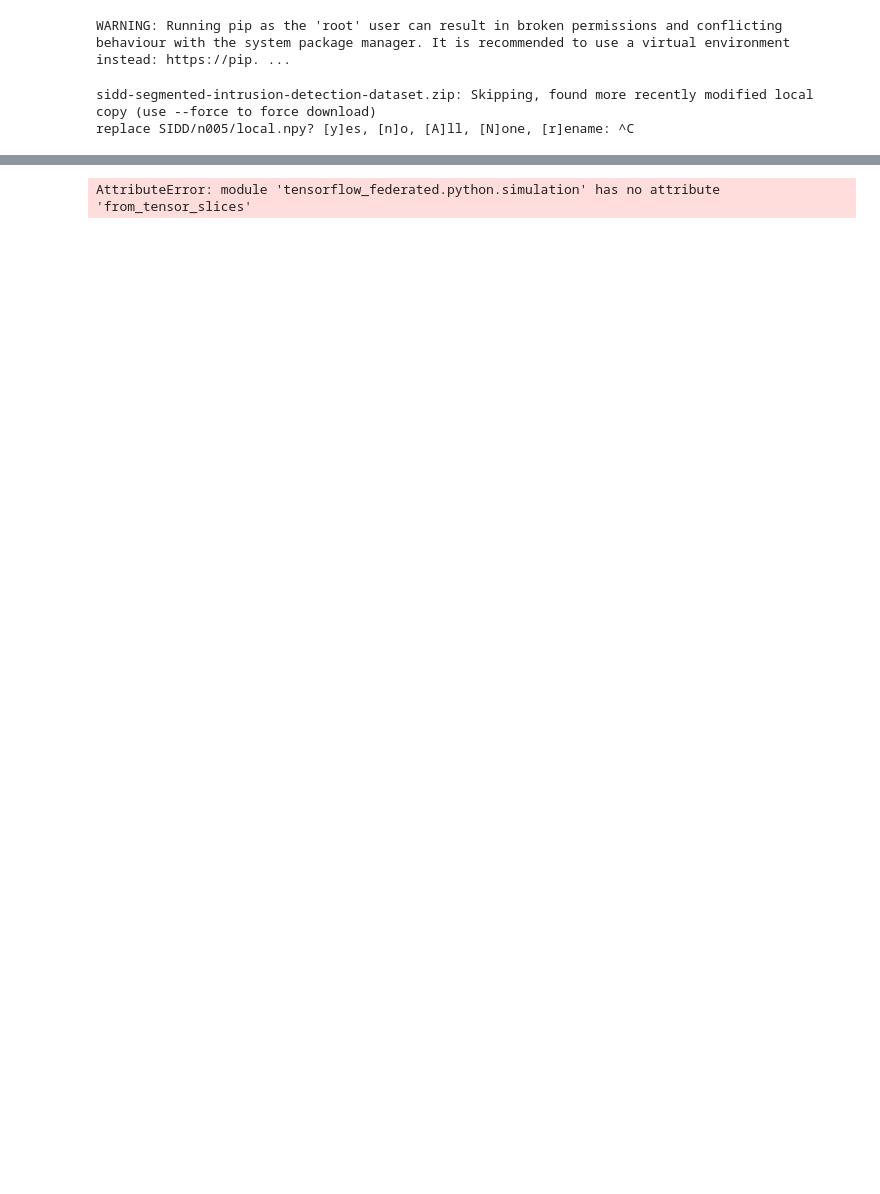
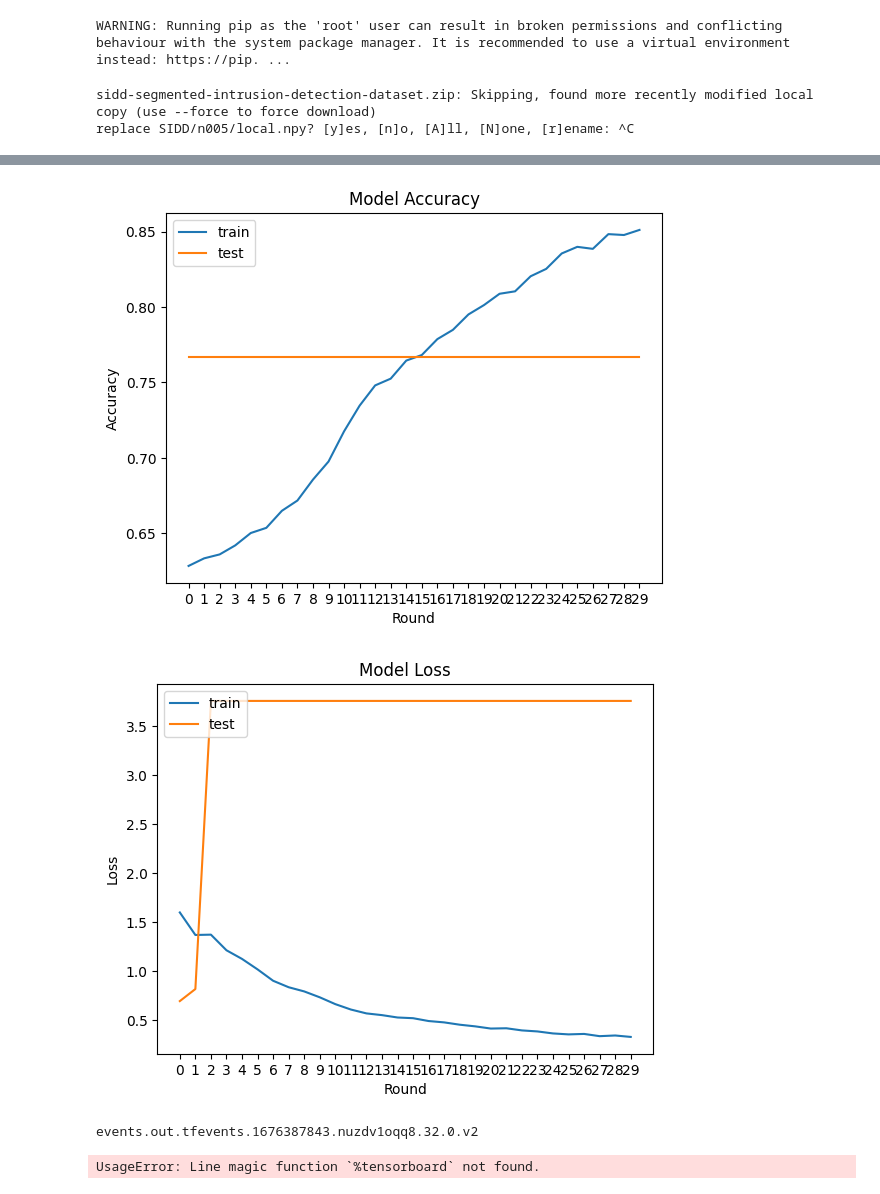
Before and after one commit to marioschuele/masterarbeit, a Jupyter notebook: Federated.ipynb, the cells around one changed output, grey strips where cells are left out. Saved outputs shown, nothing was run; the diff lists cells and outputs as text; code cells hidden in the pictures; blank space fills up the shorter version.

```diff
--- a/Federated.ipynb
+++ b/Federated.ipynb
@@ -251,3 +207,5 @@ training_process = tff.learning.algorithms.build_unweighted_fed_avg(
     model_fn,
     client_optimizer_fn=lambda: tf.keras.optimizers.SGD(learning_rate=0.02),
     server_optimizer_fn=lambda: tf.keras.optimizers.SGD(learning_rate=1.0))
+
+eval_process = tff.learning.build_federated_evaluation(model_fn)
@@ -254,2 +216,4 @@ training_process = tff.learning.algorithms.build_unweighted_fed_avg(
 # %%
 train_state = training_process.initialize()
+eval_results_df = pd.DataFrame()
+train_results_df = pd.DataFrame()
@@ -265,17 +219,0 @@ for round_num in range(NUM_ROUNDS):
-# %%
-# Only for documenting training process
-logdir = "/tmp/logs/scalars/training/"
-try:
-  tf.io.gfile.rmtree(logdir)  # delete any previous results
-except tf.errors.NotFoundError as e:
-  pass # Ignore if the directory didn't previously exist.
-summary_writer = tf.summary.create_file_writer(logdir)
-train_state = training_process.initialize()
-# %%
-with summary_writer.as_default():
-  for round_num in range(1, NUM_ROUNDS):
-    result = training_process.next(train_state, federated_train_data)
-    train_state = result.state
-    train_metrics = result.metrics
-    for name, value in train_metrics['client_work']['train'].items():
-      tf.summary.scalar(name, value, step=round_num)
@@ -320,32 +298,31 @@ for client in range(NUM_CLIENTS):
+# %%
+eval_results_df = eval_results_df.rename(columns={'sparse_categorical_accuracy': 'Accuracy', 'loss': 'Loss'})
+
+#Plot accuracy of model
+plt.plot(train_results_df['Accuracy'])
+plt.plot(eval_results_df['Accuracy'])
+plt.title('Model Accuracy')
+plt.ylabel('Accuracy')
+plt.xlabel('Round')
+plt.legend(['train', 'test'], loc='upper left')
+plt.xticks(range(len(train_results_df['Accuracy'])))
+plt.show()
+
+#Plot loss of model
+plt.plot(train_results_df['Loss'])
+plt.plot(eval_results_df['Loss'])
+plt.title('Model Loss')
+plt.ylabel('Loss')
+plt.xlabel('Round')
+plt.legend(['train', 'test'], loc='upper left')
+plt.xticks(range(len(train_results_df['Loss'])))
+plt.show()
+# %% [output]
+[figure, added]
+[figure, added]
 # %%
 !ls {logdir}
-%tensorboard --logdir {logdir} --port=0
+%tensorboard --logdir {logdir}
+# %% [output]
+events.out.tfevents.1676387843.nuzdv1oqq8.32.0.v2
+UsageError: Line magic function `%tensorboard` not found.
-# %%
-client_df = pd.DataFrame()
-client_df = img_df
-file_paths = img_df.path
-file_labels = img_df["label"]
-client_ids = img_df["client_id"]
-
-
-X = file_paths
-y = file_labels
-client_ds = tff.simulation.from_tensor_slices((X, y, client_ids))
-#client_ds = SIDDClientDataset(X, y, client_ids)
-prepro_client_ds = tff.simulation.from_tensor_slices((X, y))
-prepro_client_ds = prepro_client_ds.map(_parse_function)
-#print(client_ds.element_spec)
-
-#client_ds = client_ds.map(_parse_function)
-#print(client_ds.element_spec)
-
-for i, (X_batch, y_batch, client_id_batch) in enumerate(client_ds.take(5)):
-    print(f"Batch {i}: X_batch.shape={X_batch.shape}, y_batch.shape={y_batch.shape}, client_id_batch.shape={client_id_batch.shape}")
-
-try:
-    client_ids = client_ds.client_ids
-    print("The client_ds object has the property 'client_ids'")
-except AttributeError:
-    print("The client_ds object does not have the property 'client_ids'")
-# %% [output]
-AttributeError: module 'tensorflow_federated.python.simulation' has no attribute 'from_tensor_slices'
```
Also changed, not shown: parts of 20 cells of this notebook, 1 other file.
